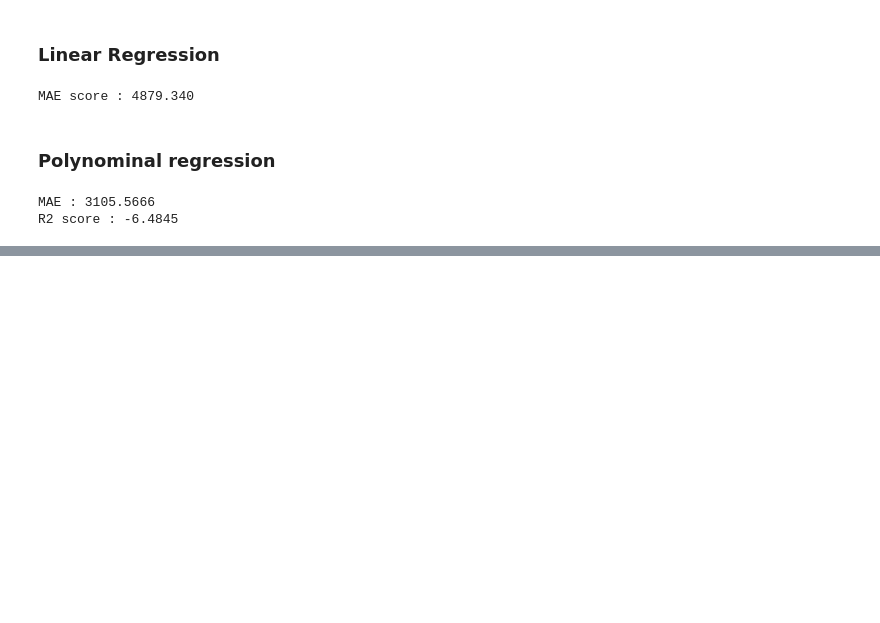
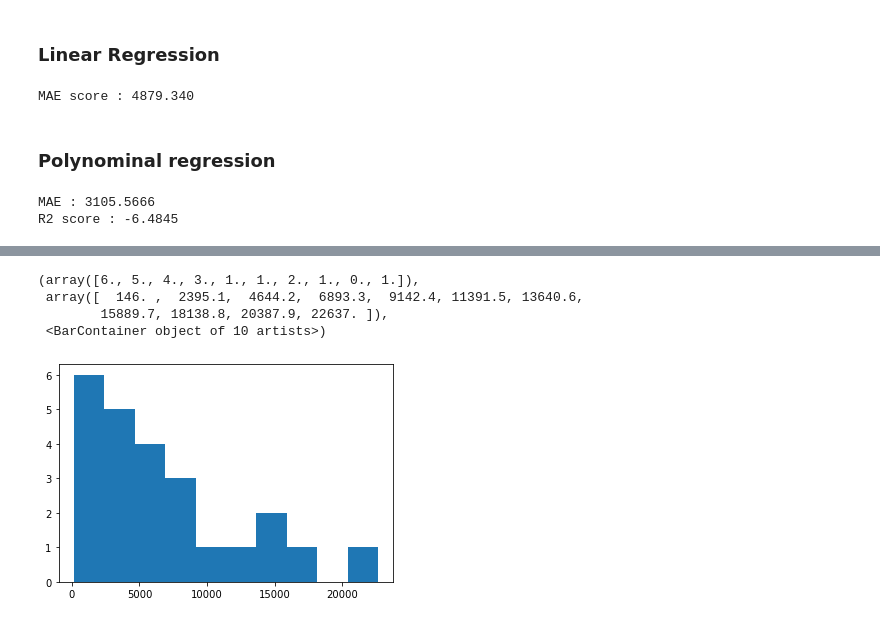
Before and after one commit to young-hun-jo/DataAnalysis, a Jupyter notebook: india-e-commerce/analysis_myself.ipynb, the cells around one changed output, grey strips where cells are left out. Cells and saved outputs as stored; diff of their text form; code cells hidden in the pictures; blank space fills up the shorter version.

```diff
--- a/india-e-commerce/analysis_myself.ipynb
+++ b/india-e-commerce/analysis_myself.ipynb
@@ -950,0 +975,9 @@ R2 score : -6.4845
+# %%
+# feature 분포 살펴보기
+plt.hist(elec['Amount'])
+# %% [output]
+(array([6., 5., 4., 3., 1., 1., 2., 1., 0., 1.]),
+ array([  146. ,  2395.1,  4644.2,  6893.3,  9142.4, 11391.5, 13640.6,
+        15889.7, 18138.8, 20387.9, 22637. ]),
+ <BarContainer object of 10 artists>)
+[figure, added]
```
Also changed, not shown: parts of 10 cells of this notebook.
